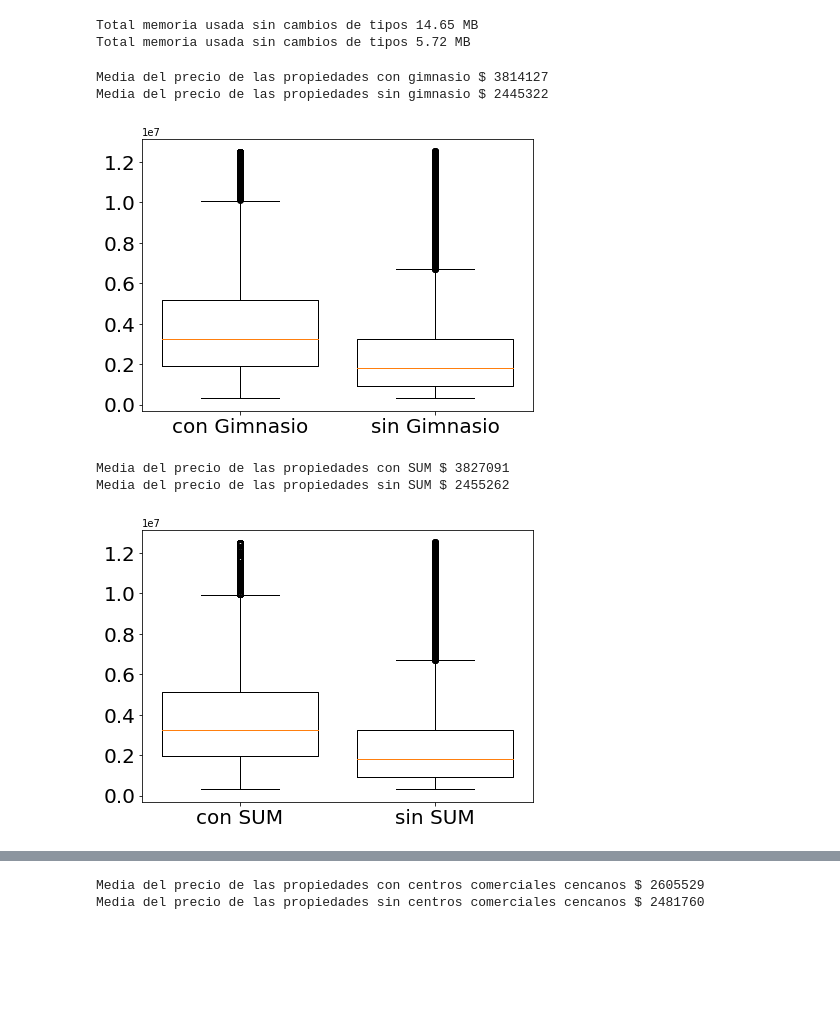
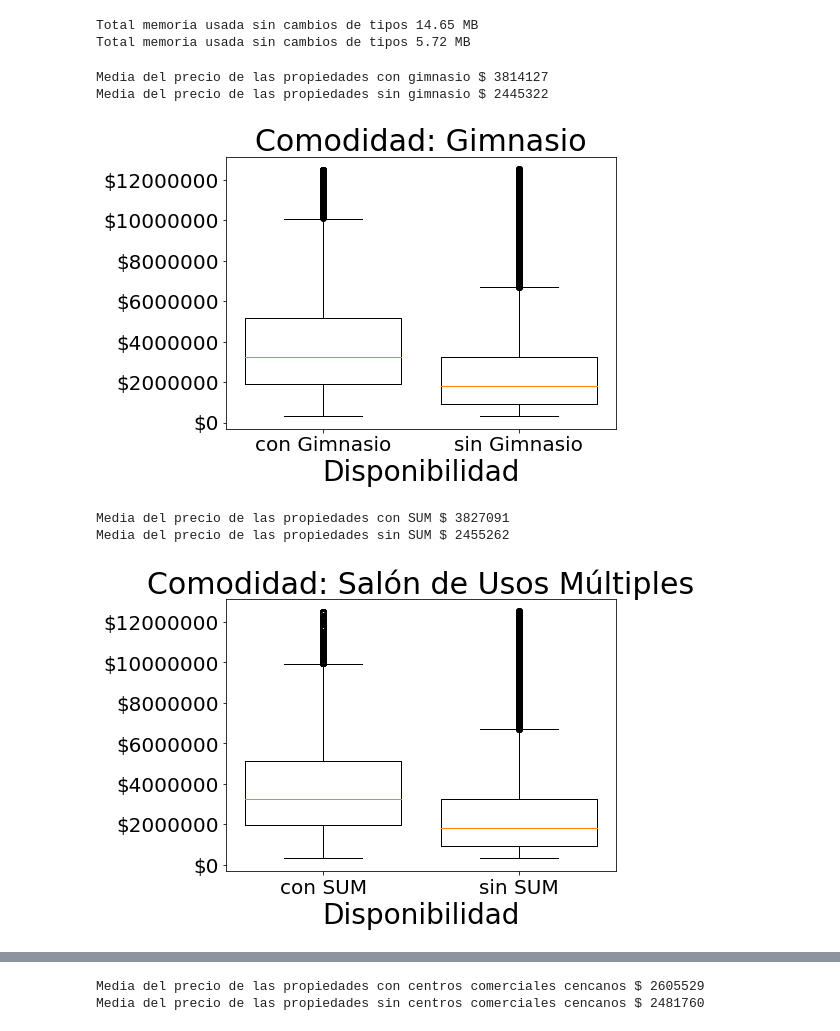
Before and after one commit to komod0/TPs-Org.Datos, a Jupyter notebook: tp1/nbfacundo.ipynb, the cells around one changed output, grey strips where cells are left out. Cells and saved outputs as stored; diff of their text form; code cells hidden in the pictures; blank space fills up the shorter version.

Commit message:
Se extendió el formato de los gráficos

```diff
--- a/tp1/nbfacundo.ipynb
+++ b/tp1/nbfacundo.ipynb
@@ -64,6 +64,9 @@ fig_1 = plt.figure(1, figsize = (7,5))
 sub_fig = fig_1.add_subplot(111)
 plt.xticks(fontsize = 20)
 plt.yticks(fontsize = 20)
+sub_fig.yaxis.set_major_formatter(FormatStrFormatter('$%.0f'))
+plt.title("Comodidad: Gimnasio", fontsize = 30)
+sub_fig.set_xlabel('Disponibilidad', fontsize = 28)
 box_plot = sub_fig.boxplot([df_abool.loc[df_abool['gimnasio'] == True]['precio'],
                             df_abool.loc[df_abool['gimnasio'] == False]['precio']],
                            labels = ['con Gimnasio', 'sin Gimnasio'],
@@ -71,26 +74,29 @@ box_plot = sub_fig.boxplot([df_abool.loc[df_abool['gimnasio'] == True]['precio']
 # %% [output]
 Media del precio de las propiedades con gimnasio $ 3814127
 Media del precio de las propiedades sin gimnasio $ 2445322
-[figure, old version]
+[figure, new version]
 # %%
 print('Media del precio de las propiedades con SUM $ {:.0f}'
       .format(df_abool.loc[df_abool['usosmultiples'] == True]['precio'].mean()))
 
 print('Media del precio de las propiedades sin SUM $ {:.0f}\n'
       .format(df_abool.loc[df_abool['usosmultiples'] == False]['precio'].mean()))
 
 fig_2 = plt.figure(1, figsize = (7,5))
 sub_fig = fig_2.add_subplot(111)
 plt.xticks(fontsize = 20)
 plt.yticks(fontsize = 20)
+sub_fig.yaxis.set_major_formatter(FormatStrFormatter('$%.0f'))
+plt.title("Comodidad: Salón de Usos Múltiples", fontsize = 30)
+sub_fig.set_xlabel('Disponibilidad', fontsize = 28)
 box_plot = sub_fig.boxplot([df_abool.loc[df_abool['usosmultiples'] == True]['precio'],
                             df_abool.loc[df_abool['usosmultiples'] == False]['precio']],
                            labels = ['con SUM', 'sin SUM'],
                            widths = 0.8)
 # %% [output]
 Media del precio de las propiedades con SUM $ 3827091
 Media del precio de las propiedades sin SUM $ 2455262
-[figure, old version]
+[figure, new version]
 # %%
 print('Media del precio de las propiedades con piscina $ {:.0f}'
       .format(df_abool.loc[df_abool['piscina'] == True]['precio'].mean()))
```
Also changed, not shown: parts of 2 cells of this notebook.
